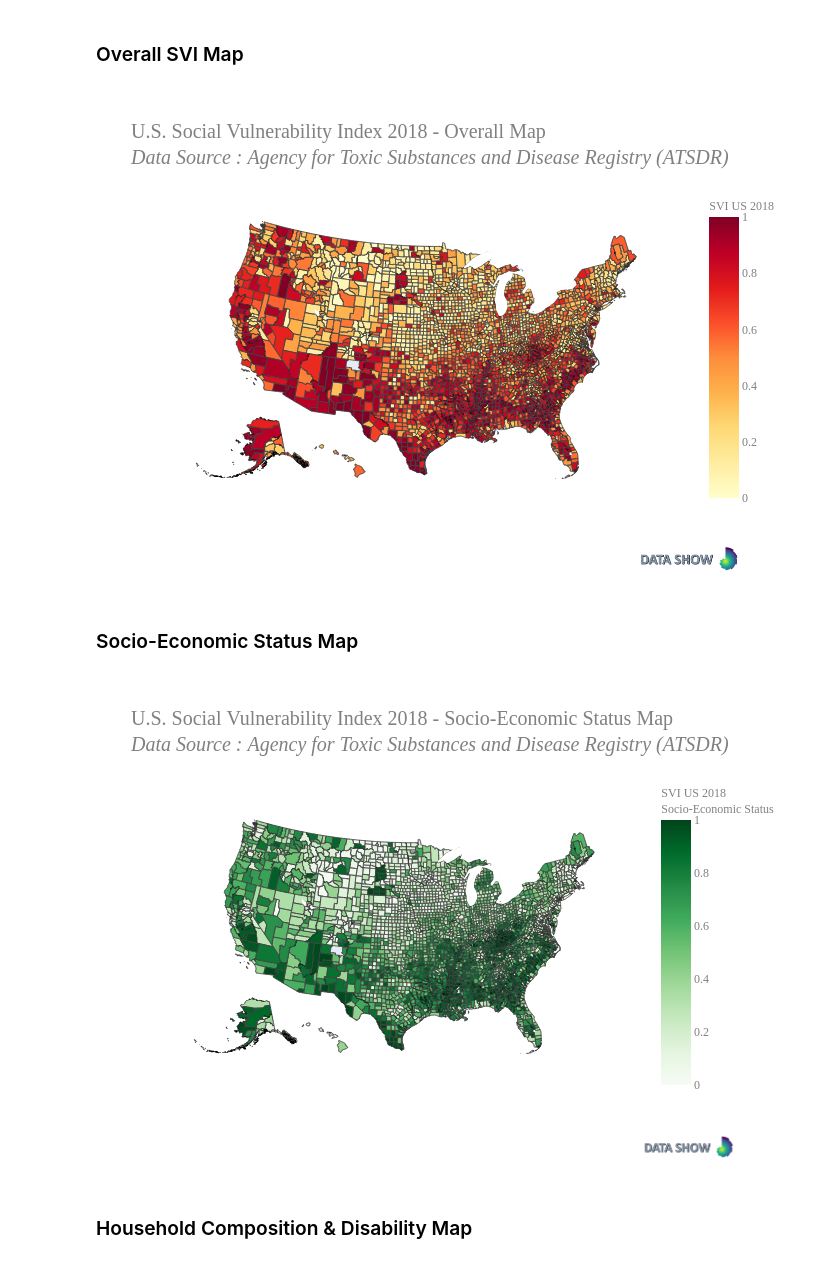
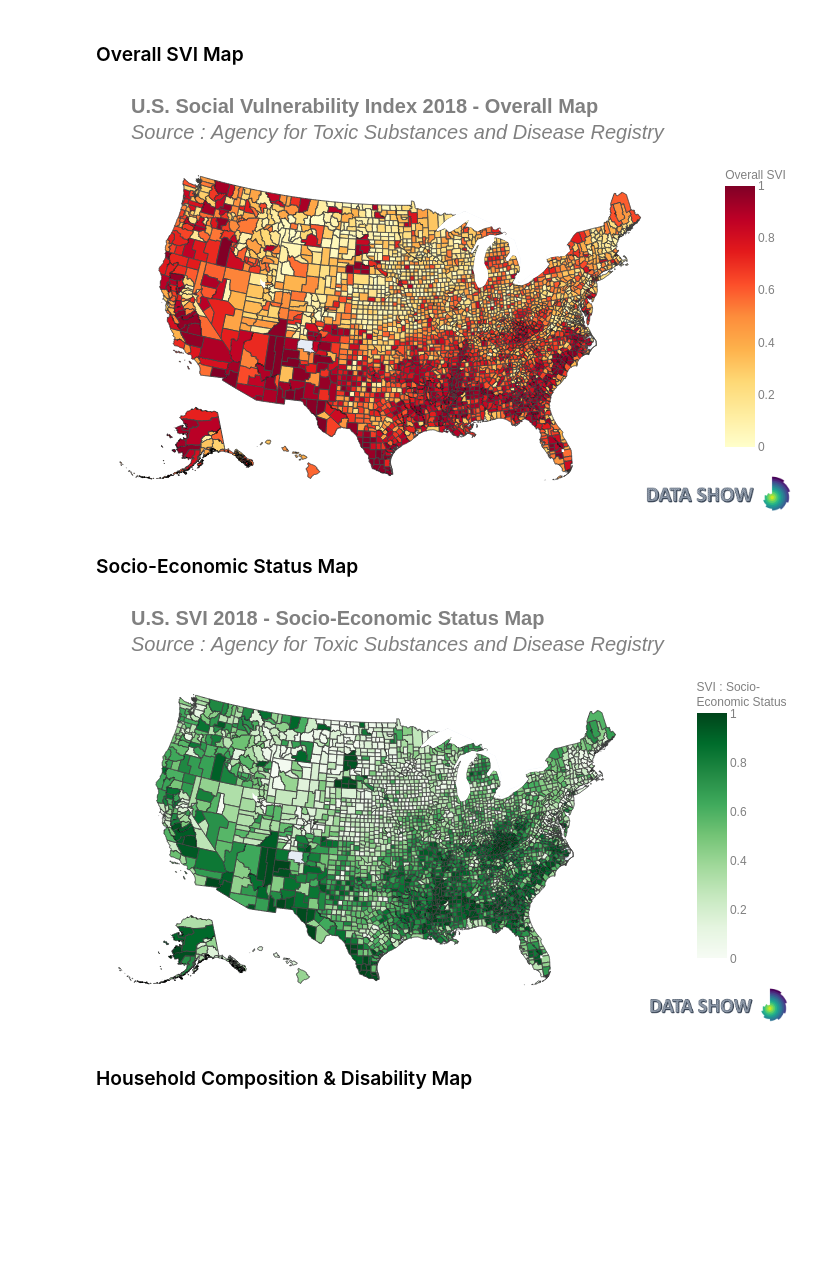
Before and after one commit to data-show/notebooks, a Jupyter notebook: notebooks/Social_Vulnerability_Index_2018_United_States/Social_Vulnerability_Index_2018_United_States.ipynb, the cells around one changed output. Cells and saved outputs as stored; diff of their text form; code cells hidden in the pictures; blank space fills up the shorter version.

Commit message:
updated visualizations display

```diff
--- a/notebooks/Social_Vulnerability_Index_2018_United_States/Social_Vulnerability_Index_2018_United_States.ipynb
+++ b/notebooks/Social_Vulnerability_Index_2018_United_States/Social_Vulnerability_Index_2018_United_States.ipynb
@@ -85,41 +85,48 @@ Our dataset focusing on the United States, we have set `layout.geo.scope` to *'u
 # %%
 fig_svi = px.choropleth(svi,
                         geojson=geo_json_data,
                         locations='FIPS',
                         color='SVI',
                         featureidkey='properties.FIPS',
                         hover_data=['STATE', 'COUNTY'],
                         color_continuous_scale="YlOrRd",
                         range_color=(0, 1),
                         scope='usa',
-                        title='U.S. Social Vulnerability Index 2018 - Overall Map<br>' +
-                        '<i>Data Source : Agency for Toxic Substances and Disease Registry (ATSDR)</i>',
-                        labels={'SVI':'SVI US 2018'}
+                        title='<b>U.S. Social Vulnerability Index 2018 - Overall Map</b><br>' +
+                        '<i>Source : Agency for Toxic Substances and Disease Registry</i>',
+                        labels={'SVI':'Overall SVI'},
+                        height=425
                        )
 
-#Styling
+# Style
 fig_svi.update_layout(
-    font_family='Rockwell',
+    margin={"r":0,"t":50,"l":0,"b":0},
+    font_family='Helvetica',
     font_color='grey',
     font_size=12,
-    title_font_family='Rockwell',
+    title_font_family='Helvetica',
     title_font_color='grey',
-    title_font_size=20
+    title_font_size=20,
+    coloraxis_colorbar=dict(
+        len=0.8,
+        yanchor="top",
+        y=0.95
+    )
 )
 
 # Add watermark
 fig_svi.add_layout_image(
     dict(
         source=PILImage.open('../extra/Datashow_Logo.png'),
         xref='paper', yref='paper',
-        x=1.1, y=-0.2,
-        sizex=0.2, sizey=0.2,
-        xanchor='right', yanchor='bottom')
+        x=0.9, y=0.1,
+        sizex=0.25, sizey=0.25,
+    )
 )
 
 Image(data=fig_svi.to_image())
 # %% [output]
-[figure, old version]
+[figure, new version]
 # %% [markdown]
 ### Socio-Economic Status Map
 # %%
@@ -132,19 +139,26 @@ fig_ss_svi = px.choropleth(svi,
                            color_continuous_scale='Greens',
                            range_color=(0, 1),
                            scope='usa',
-                           title='U.S. Social Vulnerability Index 2018 - Socio-Economic Status Map<br>' +
-                           '<i>Data Source : Agency for Toxic Substances and Disease Registry (ATSDR)</i>',
-                           labels={'SS_SVI':'SVI US 2018<br>Socio-Economic Status'}
-                          )
+                           title='<b>U.S. SVI 2018 - Socio-Economic Status Map</b><br>' +
+                           '<i>Source : Agency for Toxic Substances and Disease Registry</i>',
+                           labels={'SS_SVI':'SVI : Socio-<br>Economic Status'},
+                        height=425
+                       )
 
-#Styling
+# Style
 fig_ss_svi.update_layout(
-    font_family='Rockwell',
+    margin={"r":0,"t":50,"l":0,"b":0},
+    font_family='Helvetica',
     font_color='grey',
     font_size=12,
-    title_font_family='Rockwell',
+    title_font_family='Helvetica',
     title_font_color='grey',
-    title_font_size=20
+    title_font_size=20,
+    coloraxis_colorbar=dict(
+        len=0.8,
+        yanchor="top",
+        y=0.95
+    )
 )
 
 # Add watermark
@@ -152,14 +166,14 @@ fig_ss_svi.add_layout_image(
     dict(
         source=PILImage.open('../extra/Datashow_Logo.png'),
         xref='paper', yref='paper',
-        x=1.2, y=-0.2,
-        sizex=0.2, sizey=0.2,
-        xanchor='right', yanchor='bottom')
+        x=0.95, y=0.1,
+        sizex=0.25, sizey=0.25,
+    )
 )
 
 Image(data=fig_ss_svi.to_image())
 # %% [output]
-[figure, old version]
+[figure, new version]
 # %% [markdown]
 ### Household Composition & Disability Map
 # %%
```
Also changed, not shown: parts of 4 cells of this notebook, 5 other files.
